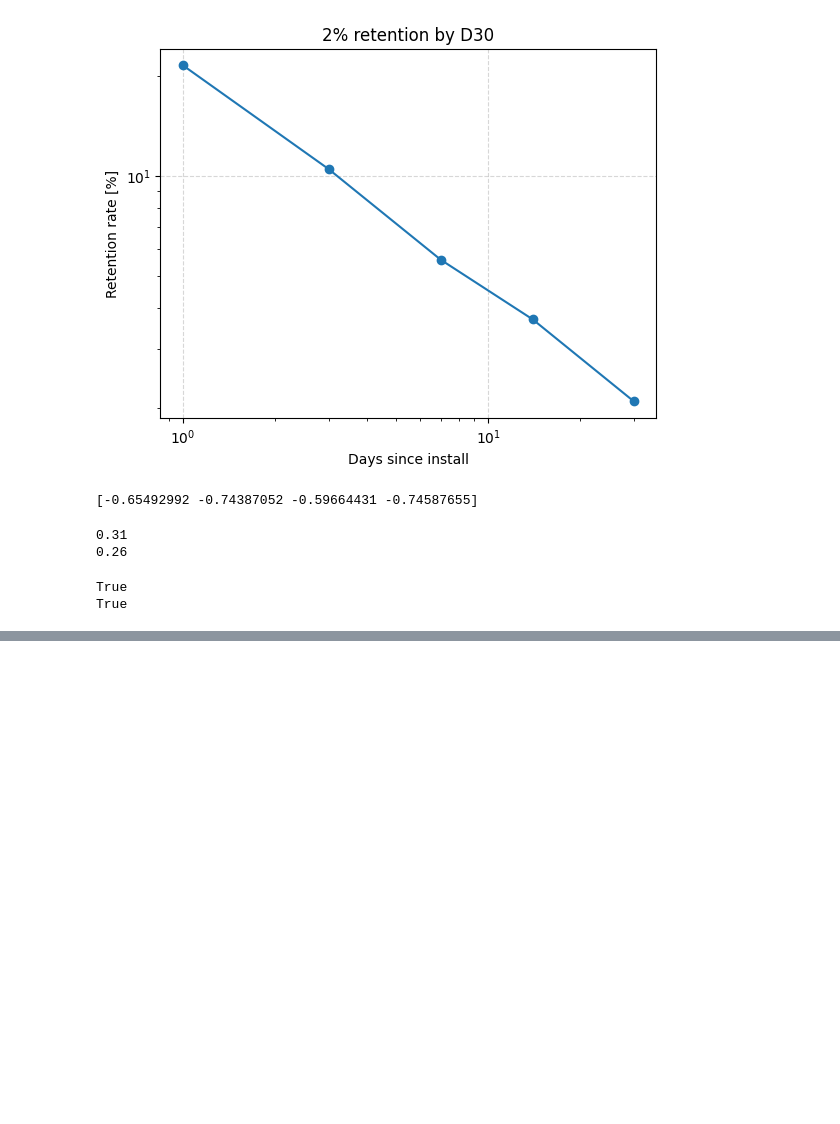
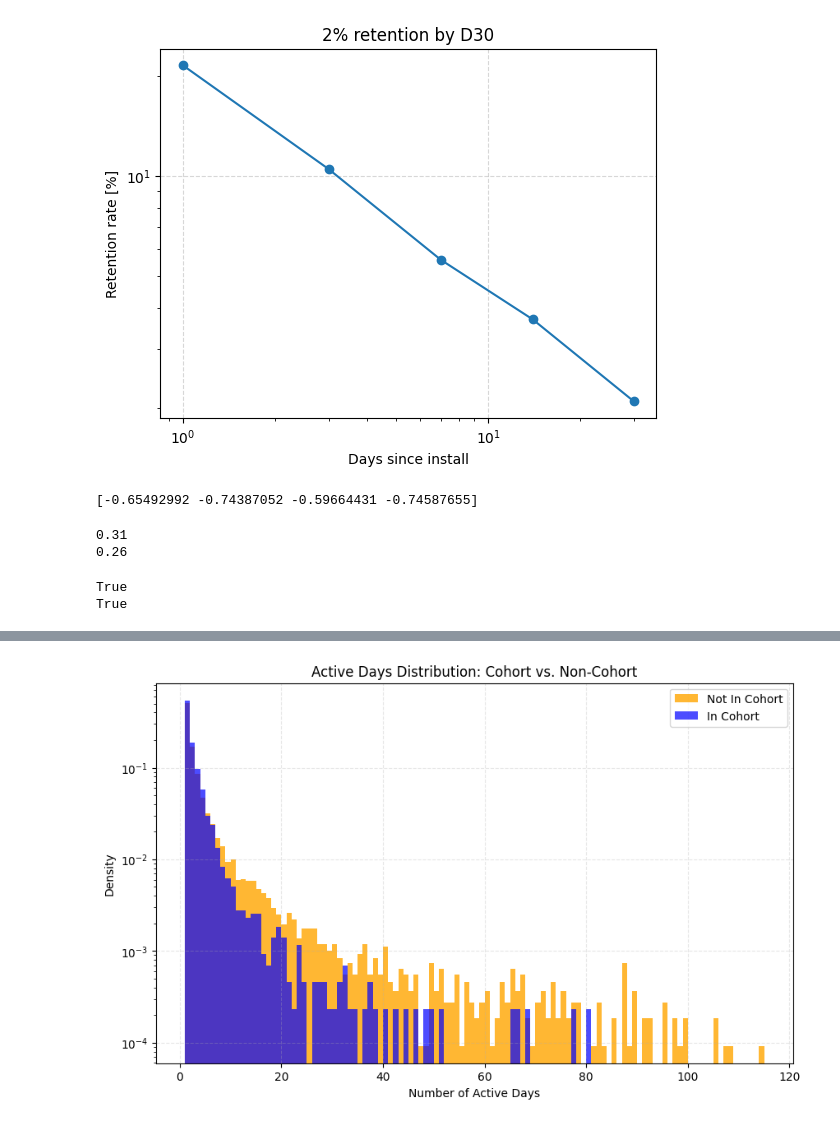
Before and after one commit to Adir-Amar/FloodIt-product-analytics, a Jupyter notebook: notebooks/02_retention_analysis.ipynb, the cells around one changed output, grey strips where cells are left out. Cells and saved outputs as stored; diff of their text form; code cells hidden in the pictures; blank space fills up the shorter version.

Commit message:
Add activity distribution analysis

```diff
--- a/notebooks/02_retention_analysis.ipynb
+++ b/notebooks/02_retention_analysis.ipynb
@@ -194,3 +194,16 @@ for rate, day, se in code_check:
 # %% [output]
 True
 True
+# %%
+active_days_per_user = user_journal.groupby('user_pseudo_id', as_index = False).count().sort_values(by = 'active_day', ascending = False)
+active_days_per_user.rename(columns = {'active_day': 'n_active_day'}, inplace = True)
+active_days_per_user['in_cohort'] = active_days_per_user['user_pseudo_id'].isin(day_0['user_pseudo_id'])
+active_days_per_user['only_1_day'] = active_days_per_user['n_active_day'] == 1
+
+display(active_days_per_user)
+
+in_cohort_flags = active_days_per_user.groupby('in_cohort')['n_active_day'].describe()
+display(in_cohort_flags)
+
+only_1_day_dist = active_days_per_user.groupby('in_cohort')['only_1_day'].describe()
+display(only_1_day_dist)
@@ -196,0 +232,33 @@ True
+# %%
+fig, ax = plt.subplots(figsize=(10, 6))
+
+active_days_per_user[active_days_per_user['in_cohort'] == False]['n_active_day'].plot(
+    kind='hist',
+    bins=range(1, 116),
+    ax=ax,
+    density=True,
+    color='orange',
+    alpha=0.8,
+    label='Not In Cohort'
+)
+
+active_days_per_user[active_days_per_user['in_cohort'] == True]['n_active_day'].plot(
+    kind='hist',
+    bins=range(1, 116),
+    ax=ax,
+    density=True,
+    color='blue',
+    alpha=0.7,
+    label='In Cohort'
+)
+
+plt.title('Active Days Distribution: Cohort vs. Non-Cohort')
+plt.xlabel('Number of Active Days')
+plt.ylabel('Density')
+plt.yscale('log')
+plt.grid(alpha=0.3, linestyle='--')
+plt.legend()
+
+plt.show()
+# %% [output]
+[figure, added]
```
Also changed, not shown: parts of 1 cell of this notebook.
